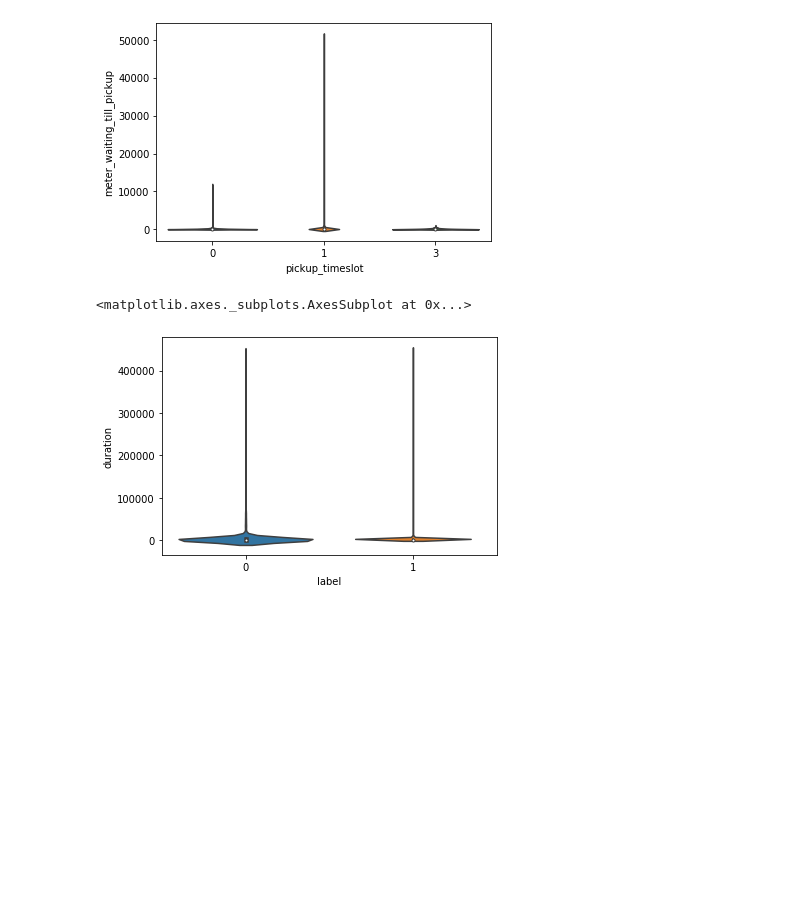
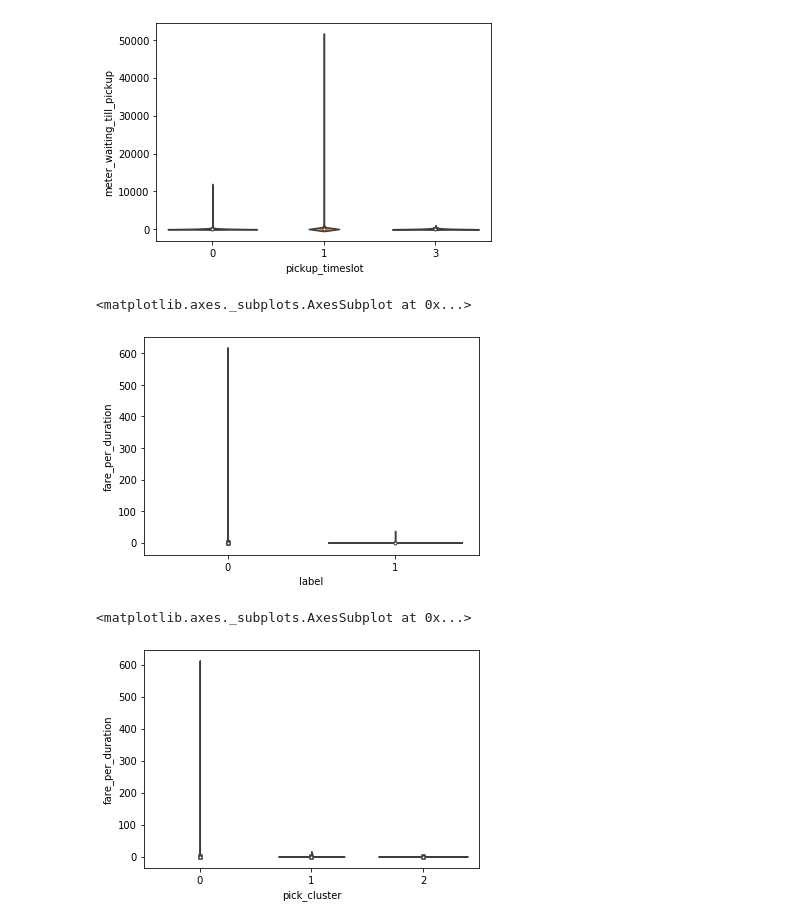
Before and after one commit to heshanpadmasiri/ride-fare, a Jupyter notebook: unit_fe.ipynb, the cells around one changed output. Cells and saved outputs as stored; diff of their text form; code cells hidden in the pictures; blank space fills up the shorter version.

```diff
--- a/unit_fe.ipynb
+++ b/unit_fe.ipynb
@@ -1981,7 +2004,12 @@ sns.violinplot(x='pickup_timeslot',y='meter_waiting_till_pickup',data=train_df)
 <matplotlib.axes._subplots.AxesSubplot at 0x...>
 [figure]
 # %%
-sns.violinplot(x='label',y='duration',data=train_df)
+sns.violinplot(x='label',y='fare_per_duration',data=train_df)
 # %% [output]
 <matplotlib.axes._subplots.AxesSubplot at 0x...>
-[figure, old version]
+[figure, new version]
+# %%
+sns.violinplot(x='pick_cluster',y='fare_per_duration',data=train_df)
+# %% [output]
+<matplotlib.axes._subplots.AxesSubplot at 0x...>
+[figure, added]
```
Also changed, not shown: parts of 25 cells of this notebook.
